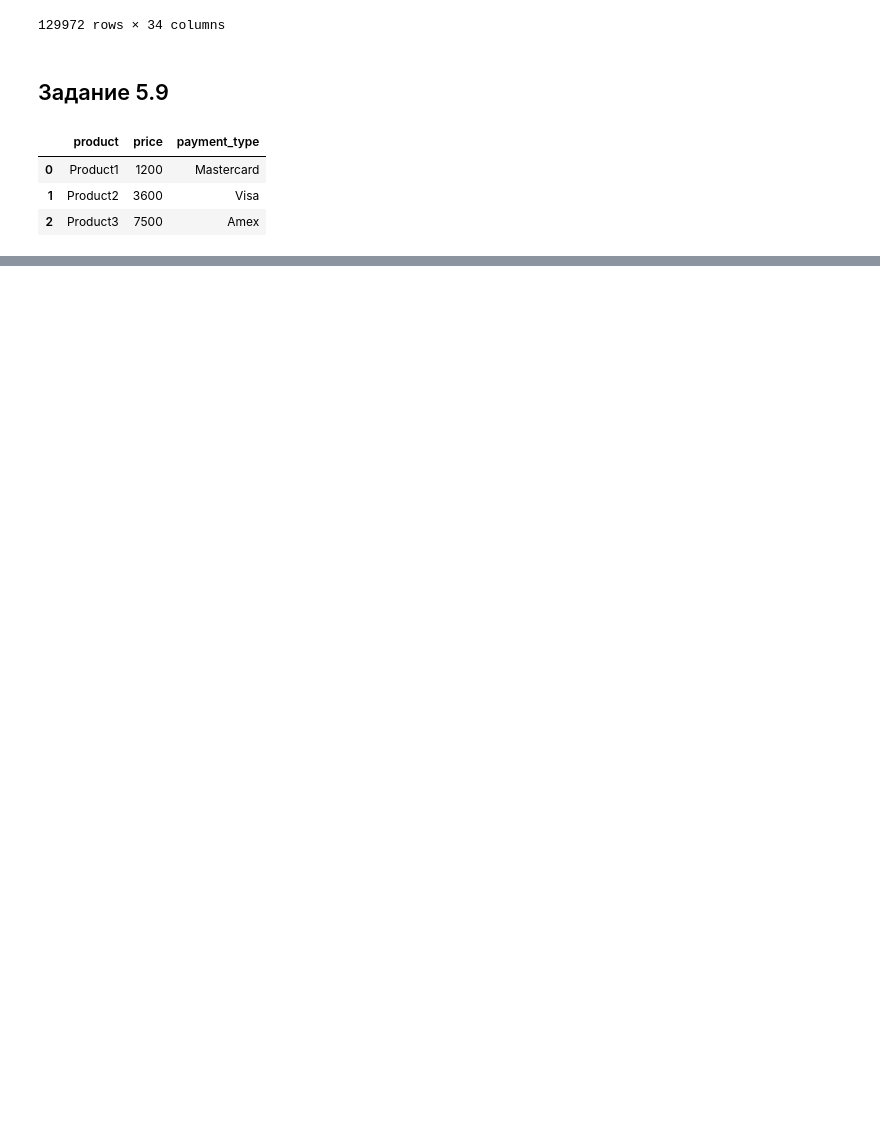
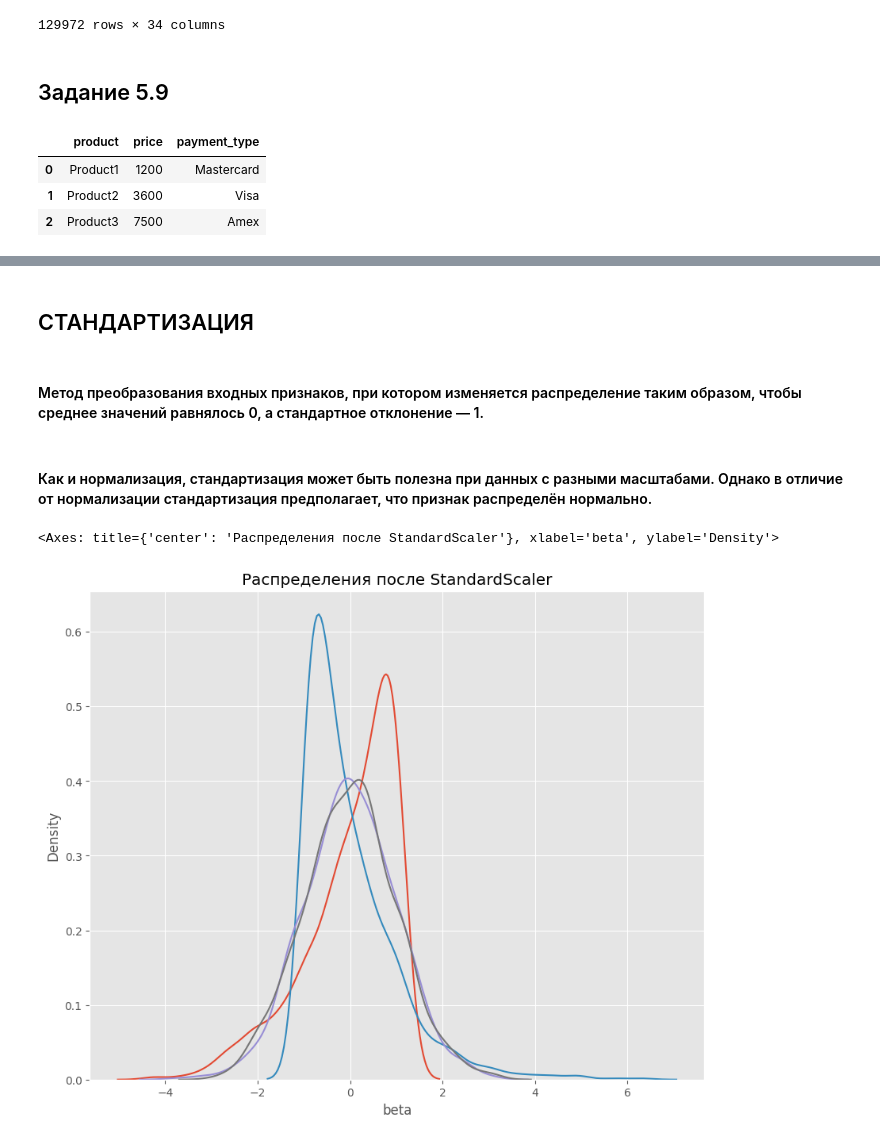
Before and after one commit to schdlr50/SF_EDA_3, a Jupyter notebook: EDA_3.ipynb, the cells around one changed output, grey strips where cells are left out. Drawn from its saved outputs; the diff is of its cells as text; code cells hidden in the pictures; blank space fills up the shorter version.

```diff
--- a/EDA_3.ipynb
+++ b/EDA_3.ipynb
@@ -439,0 +584,4 @@ df
+# %% [markdown]
+## СТАНДАРТИЗАЦИЯ
+# %% [markdown]
+#### Метод преобразования входных признаков, при котором изменяется распределение таким образом, чтобы среднее значений равнялось 0, а стандартное отклонение — 1.
@@ -439,0 +591,22 @@ df
+# %% [markdown]
+#### Как и нормализация, стандартизация может быть полезна при данных с разными масштабами. Однако в отличие от нормализации стандартизация предполагает, что признак распределён нормально.
+# %%
+# инициализируем стандартизатор StandardScaler
+s_scaler = preprocessing.StandardScaler()
+
+# кодируем исходный датасет
+df_s = s_scaler.fit_transform(df)
+
+# Преобразуем промежуточный датасет в полноценный датафрейм для визуализации
+df_s = pd.DataFrame(df_s, columns=col_names)
+
+fig, (ax1) = plt.subplots(ncols=1, figsize=(10, 8))
+ax1.set_title('Распределения после StandardScaler')
+
+sns.kdeplot(df_s['beta'], ax=ax1)
+sns.kdeplot(df_s['exponential'], ax=ax1)
+sns.kdeplot(df_s['normal_p'], ax=ax1)
+sns.kdeplot(df_s['normal_l'], ax=ax1)
+# %% [output]
+<Axes: title={'center': 'Распределения после StandardScaler'}, xlabel='beta', ylabel='Density'>
+[figure, added]
```
Also changed, not shown: parts of 20 cells of this notebook.
